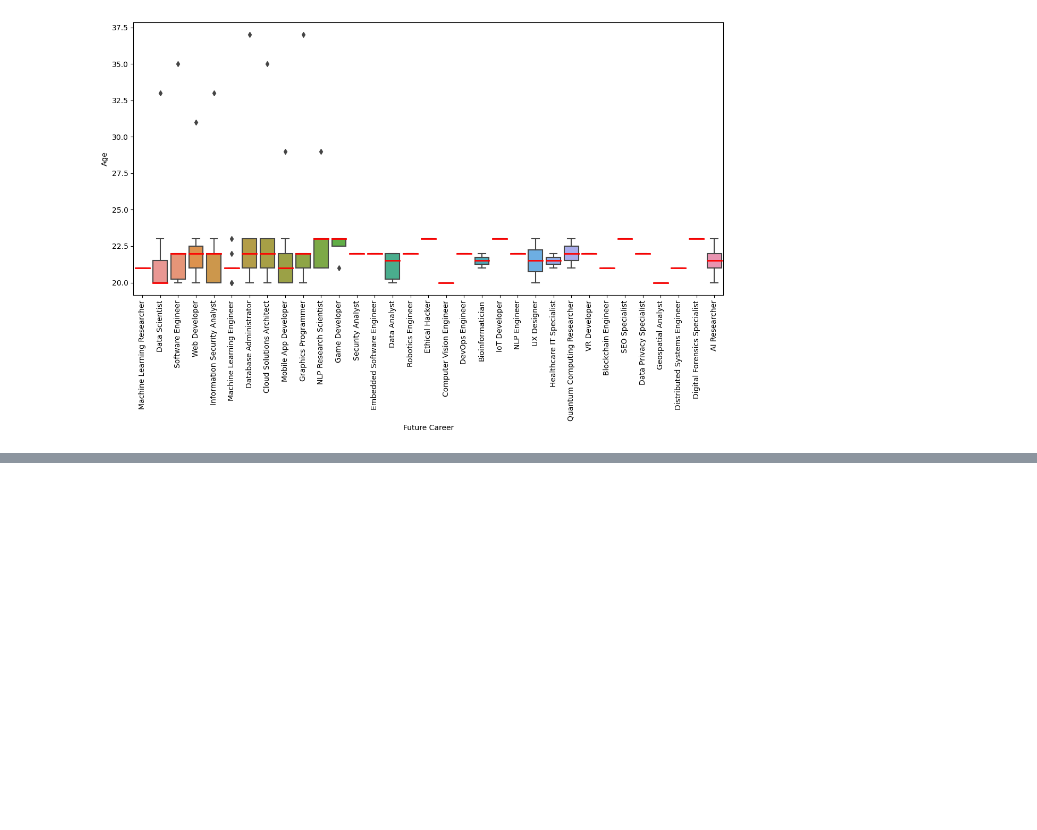
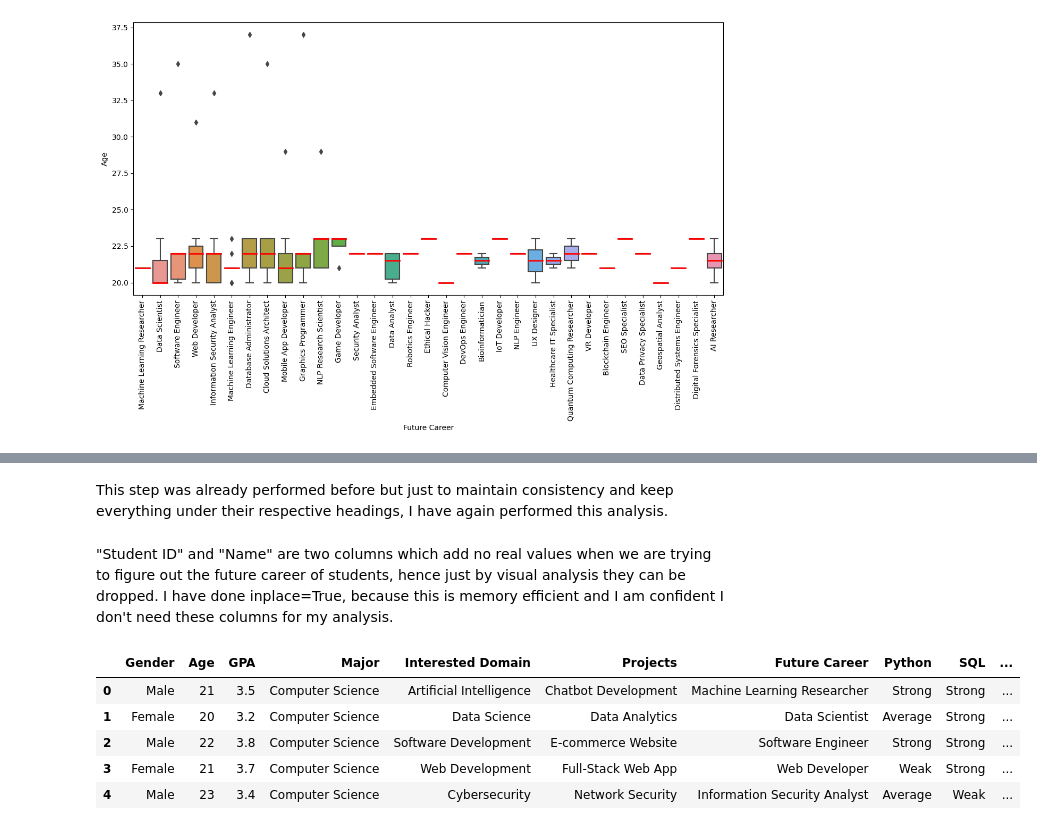
Before and after one commit to pegasus991/career-counsellor-ml, a Jupyter notebook: notebooks/EDA.ipynb, the cells around one changed output, grey strips where cells are left out. Cells and saved outputs as stored; diff of their text form; code cells hidden in the pictures; blank space fills up the shorter version.

```diff
--- a/notebooks/EDA.ipynb
+++ b/notebooks/EDA.ipynb
@@ -359,0 +353,2 @@ df.drop(['Student ID', 'Name'], axis=1, inplace=True)
+# %% [markdown]
+This step was already performed before but just to maintain consistency and keep everything under their respective headings, I have again performed this analysis.
@@ -359,0 +358,12 @@ df.drop(['Student ID', 'Name'], axis=1, inplace=True)
+# %% [markdown]
+"Student ID" and "Name" are two columns which add no real values when we are trying to figure out the future career of students, hence just by visual analysis they can be dropped. I have done inplace=True, because this is memory efficient and I am confident I don't need these columns for my analysis.
+# %%
+#Checking how the dataset looks now
+df.head()
+# %% [output]
+|  | Gender | Age | GPA | Major | Interested Domain | Projects | Future Career | Python | SQL | ... |
+| 0 | Male | 21 | 3.5 | Computer Science | Artificial Intelligence | Chatbot Development | Machine Learning Researcher | Strong | Strong | ... |
+| 1 | Female | 20 | 3.2 | Computer Science | Data Science | Data Analytics | Data Scientist | Average | Strong | ... |
+| 2 | Male | 22 | 3.8 | Computer Science | Software Development | E-commerce Website | Software Engineer | Strong | Strong | ... |
+| 3 | Female | 21 | 3.7 | Computer Science | Web Development | Full-Stack Web App | Web Developer | Weak | Strong | ... |
+| 4 | Male | 23 | 3.4 | Computer Science | Cybersecurity | Network Security | Information Security Analyst | Average | Weak | ... |
```
Also changed, not shown: parts of 14 cells of this notebook.
